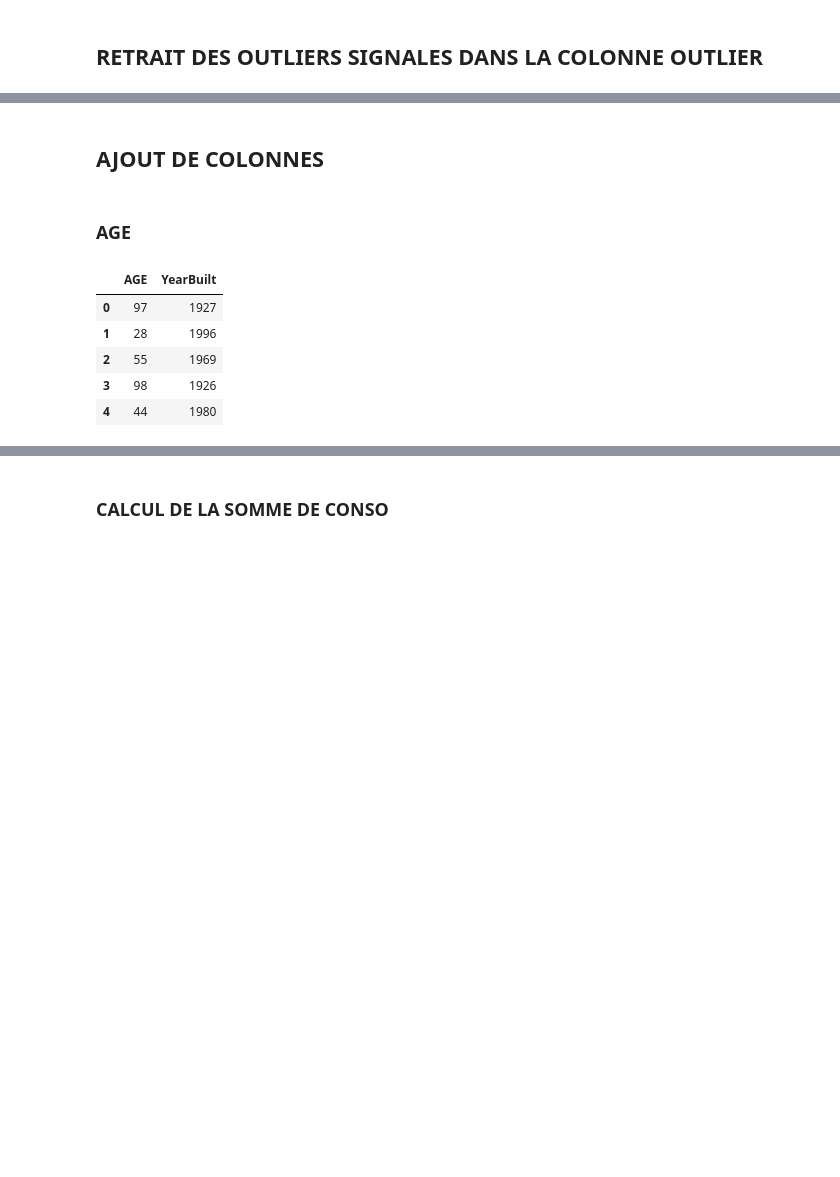
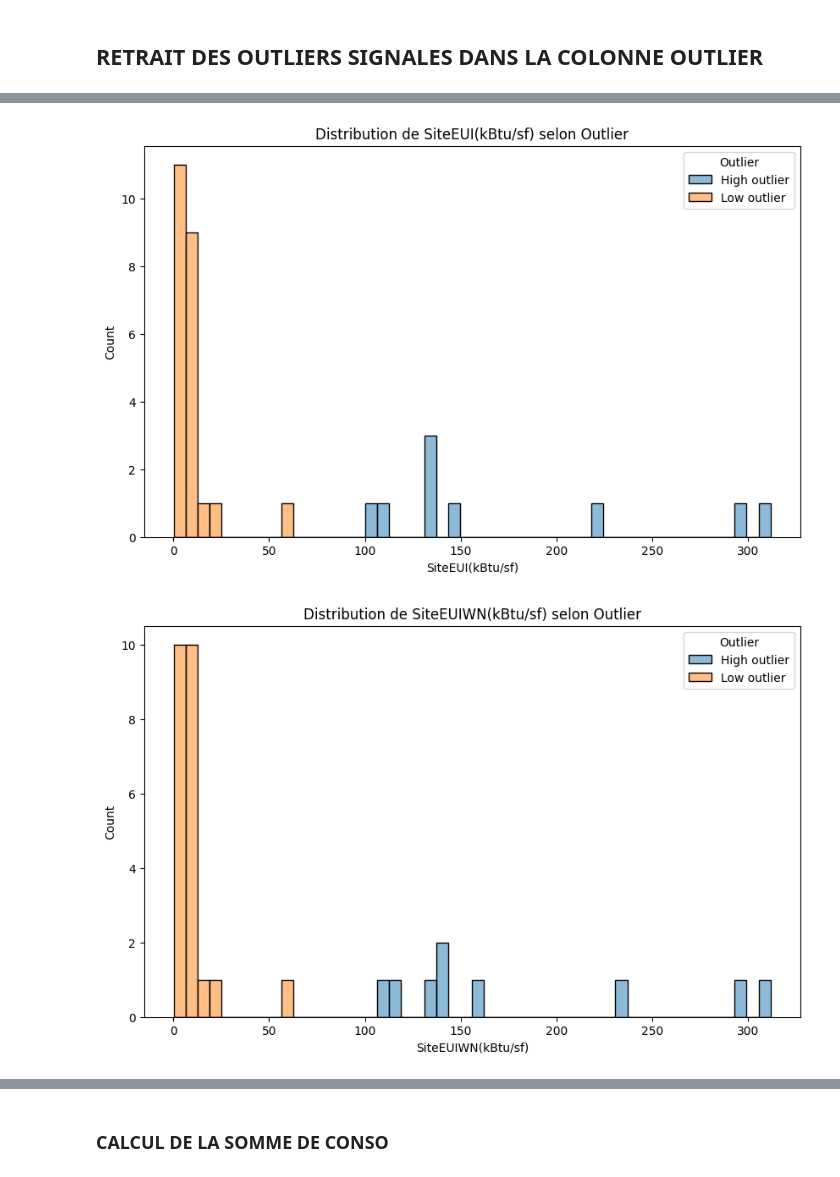
Before and after one commit to EP-portfolio/PROJET_4, a Jupyter notebook: PROJET_4.ipynb, the cells around one changed output, grey strips where cells are left out. Drawn from its saved outputs; the diff is of its cells as text; code cells hidden in the pictures; blank space fills up the shorter version.

```diff
--- a/PROJET_4.ipynb
+++ b/PROJET_4.ipynb
@@ -353,2 +328,2 @@ DF.loc[DF['SiteEnergyUse(kBtu)']==0].shape
 # %%
-DF=DF.loc[DF['Outlier'].isna()]
+DF.loc[~DF['Outlier'].isna()]
@@ -355,16 +348,0 @@ DF=DF.loc[DF['Outlier'].isna()]
-# %% [markdown]
-## AJOUT DE COLONNES
-# %% [markdown]
-### AGE
-# %%
-with pd.option_context('mode.chained_assignment', None):
-    DF['AGE']=2024-DF['YearBuilt']
-# %%
-DF[['AGE','YearBuilt']].head()
-# %% [output]
-|  | AGE | YearBuilt |
-| 0 | 97 | 1927 |
-| 1 | 28 | 1996 |
-| 2 | 55 | 1969 |
-| 3 | 98 | 1926 |
-| 4 | 44 | 1980 |
@@ -370,0 +351,12 @@ DF[['AGE','YearBuilt']].head()
+# %%
+
+for col in ['SiteEUI(kBtu/sf)','SiteEUIWN(kBtu/sf)','SourceEUI(kBtu/sf)','SourceEUIWN(kBtu/sf)'
+            ,'GHGEmissionsIntensity']:
+
+    plt.figure(figsize=(10, 6))
+    sns.histplot(data=DF, x=col, hue='Outlier',bins=50, alpha=0.5)
+    plt.title(f'Distribution de {col} selon Outlier')
+    plt.show()
+# %% [output]
+[figure, added]
+[figure, added]
```
Also changed, not shown: parts of 150 cells of this notebook.
